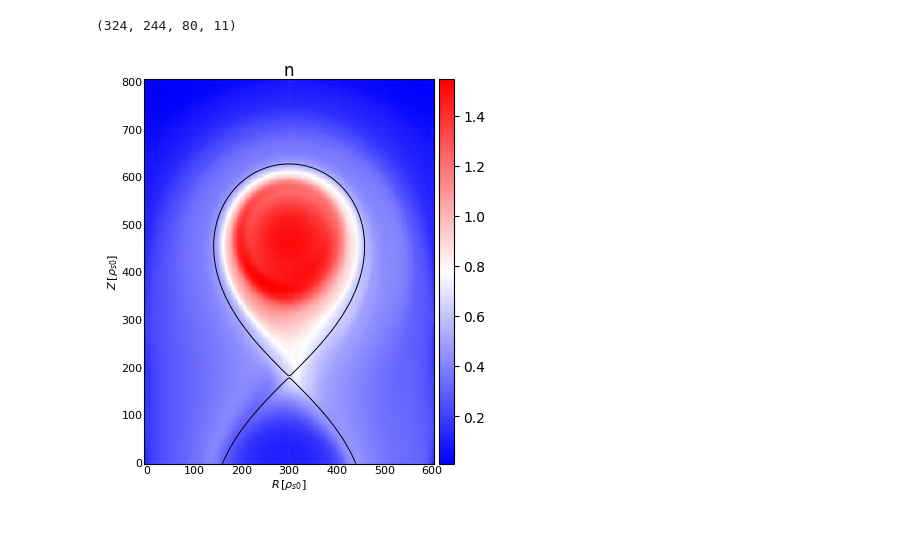
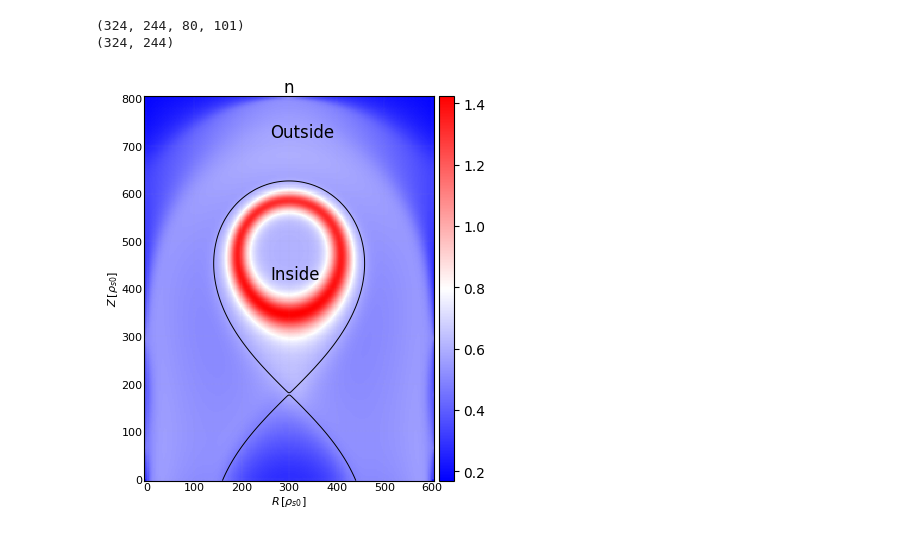
Before and after one commit to kyungtak/Jupyter_GBS, a Jupyter notebook: ML_validation/Density_conservation.ipynb, the cells around one changed output. Drawn from its saved outputs; the diff is of its cells as text; code cells hidden in the pictures.

```diff
--- a/ML_validation/Density_conservation.ipynb
+++ b/ML_validation/Density_conservation.ipynb
@@ -24,15 +24,20 @@ cwd = os.getcwd()
 os.chdir('/zhisongqu_data/kyungtak/data_GBS/GBS_SN/nu_scan/SN_nu1')
 s=g.Sim()
 
-t_final = s.time[-1]
-t_init = t_final -1
+t_final = 10#s.time[-]
+t_init = 0#t_final -1
 
-tempe = s.get_field('temperature', t1=t_init, t2=t_final)
+temp = s.get_field('temperature', t1=t_init, t2=t_final)
 dens = s.get_field('n', t1=t_init, t2=t_final)
 
-tempe_avg = np.mean(tempe, axis=(2,3))
+temp_avg = np.mean(temp, axis=(2,3))
 dens_avg  = np.mean(dens, axis=(2,3));
+
+Xxpt = s.xxpt
+Yxpt = s.yxpt
+xmag = s.x0
+ymag = s.y0
+Psi = s.Psi
+
+Bpol = s.dpsidx_v**2 + s.dpsidy_v**2
+Xpt_coord = np.unravel_index(np.argmin(Bpol[Bpol > 0]), s.dpsidx_v.shape)
-# %%
-dens.shape
-# %% [output]
-(324, 244, 80, 11)
@@ -49,38 +44,58 @@ Xpt_coord = np.unravel_index(np.argmin(Bpol[Bpol > 0]), s.dpsidx_v.shape)
+# %%
+print(dens.shape)
+print(dens_avg.shape)
+# %% [output]
+(324, 244, 80, 101)
+(324, 244)
 # %%
 X, Y = np.meshgrid(s.x, s.y)
 fig, ax = plt.subplots(figsize=(4, 5), sharex=True, sharey=True)
 
 cs1 = ax.pcolormesh(X, Y, dens_avg, cmap='bwr')
 #cs1 = ax.pcolormesh(X, Y, dens_avg, cmap='bwr')
 
 divider = make_axes_locatable(ax)
 cax = divider.append_axes('right', size='5%', pad=0.05)
 cbar=fig.colorbar(cs1, cax=cax, orientation='vertical')
 cbar.ax.tick_params(labelsize=10)
 
 
 ax.contour(X, Y, s.Psi, levels=[s.Psi[s.iyxpt, s.ixxpt]], linewidths=0.7, colors='k')
 ax.grid(True, which='major', alpha=1., linestyle=':', linewidth=0.1)
 ax.grid(True, which='minor', alpha=0.2, linestyle=':', linewidth=0.1)
 ax.xaxis.set_minor_locator(AutoMinorLocator())
 ax.yaxis.set_minor_locator(AutoMinorLocator())
 ax.tick_params(axis='x', labelsize=8, pad=1)
 ax.tick_params(axis='y', labelsize=8, pad=1)
 ax.tick_params(which='minor', direction="in", size=0)
 ax.tick_params(which='major', direction="in", size=0)
 
 
 ax.set_xlabel(r'$R \,[\rho_{s0}]$', fontsize=8, labelpad=1)
+ax.set_ylabel(r'$Z\, [\rho_{s0}]$', fontsize=8, rotation=90, labelpad=1)
 
+ax.text(
+    260, 430,                     # (R, Z) location in your plot coordinates
+    r'Inside',
+    color='k',
+    fontsize=12,
+    ha='left', va='center'
+)
 
-ax.set_ylabel(r'$Z\, [\rho_{s0}]$', fontsize=8, rotation=90, labelpad=1)
+ax.text(
+    260, 730,                     # (R, Z) location in your plot coordinates
+    r'Outside',
+    color='k',
+    fontsize=12,
+    ha='left', va='center'
+)
 
 ax.set_title(r'n', fontsize=12, pad=1.5)
 
 #plt.gca().set_aspect('equal')
 plt.show(block=False)
 # %% [output]
-[figure, old version]
+[figure, new version]
 # %%
 import numpy as np
 
```
Also changed, not shown: parts of 7 cells of this notebook.
